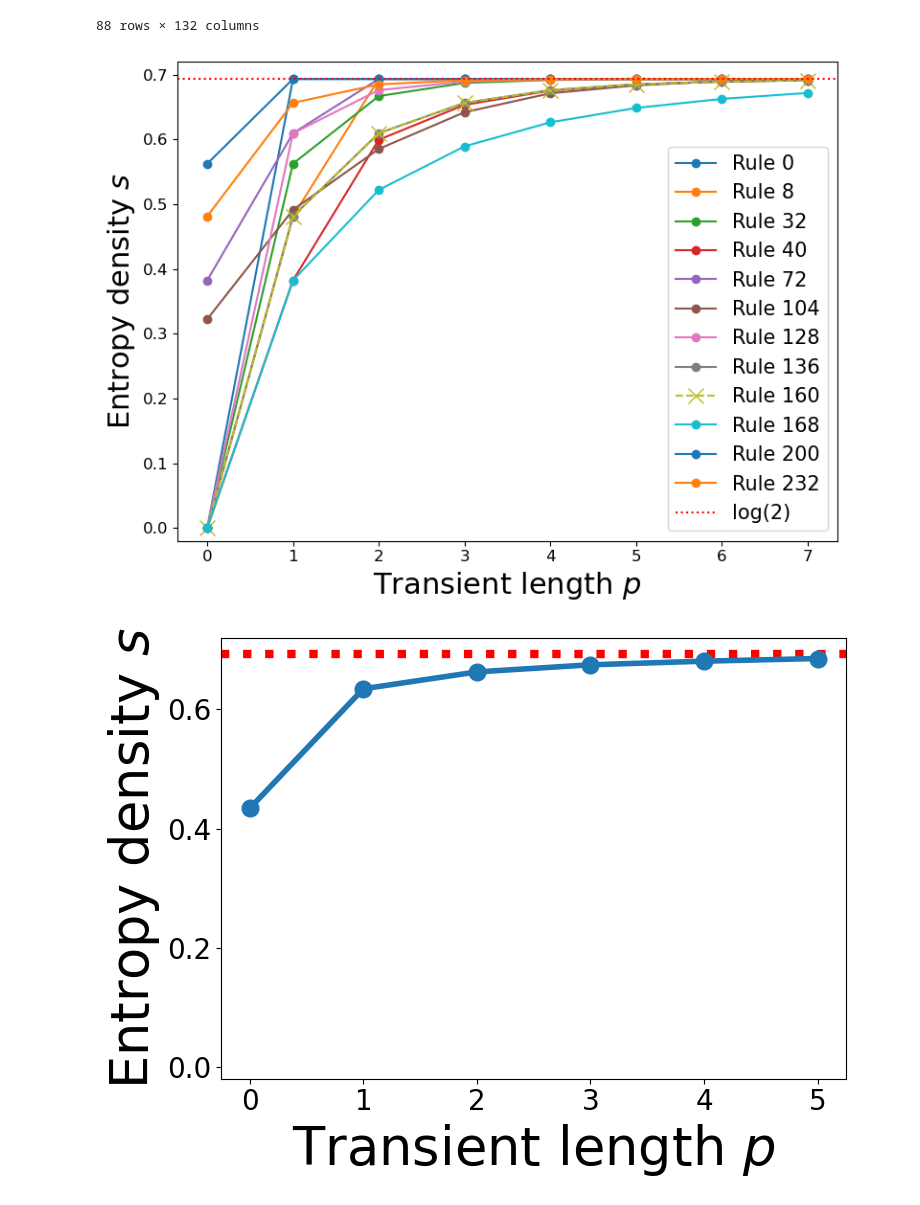
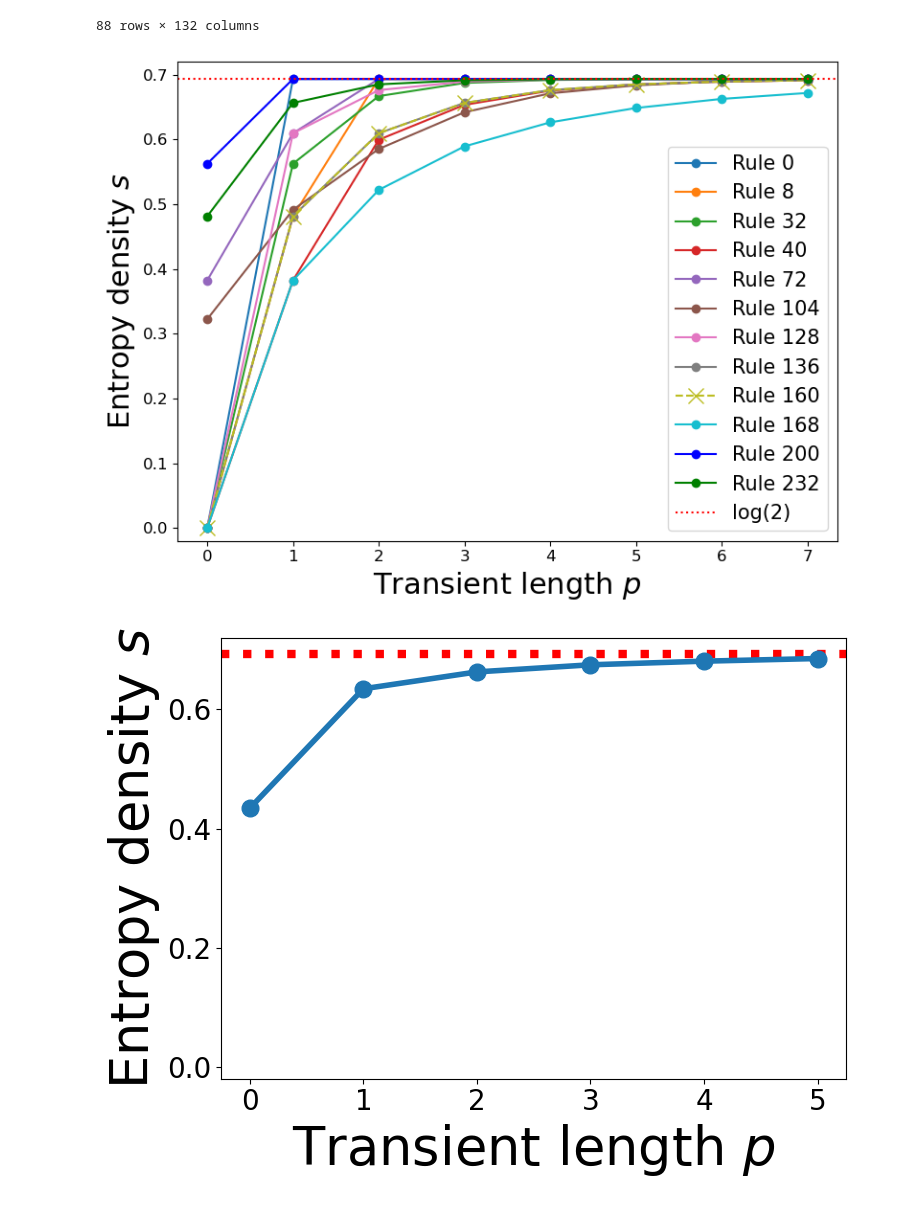
Before and after one commit to cedric-koller/counting_short_trajectories_ECA, a Jupyter notebook: plots.ipynb, the cells around one changed output. Cells and saved outputs as stored; diff of their text form; code cells hidden in the pictures.

Commit message:
adjusted figures

```diff
--- a/plots.ipynb
+++ b/plots.ipynb
@@ -24,37 +24,38 @@ table
 # %%
 # Class 1 all rules vs p
 class_1 = [0, 8, 32, 40, 72, 104, 128, 136, 160, 168, 200, 232]
 max_p = 8
 c=1
 
 plt.figure(figsize=(8, 6))  # Make the figure a bit larger
 plt.rcParams.update({'font.size': 12})  # Increase font size
+colors=['C0', 'C1', 'C2', 'C3', 'C4', 'C5', 'C6', 'C7', 'C8', 'C9', 'blue', 'green', 'red', 'purple', 'brown', 'pink', 'gray', 'olive', 'cyan', 'magenta', 'yellow']
 
-for rule in class_1:
+for idx, rule in enumerate(class_1):
     rule_df = table[table['Rule'] == rule]
     entropy = []
     for p in range(max_p):
         value = float(rule_df[f'p={p}, c={c} no translation'].iloc[0])
         entropy.append(value)
     if rule==160:
-        plt.plot(np.arange(max_p), entropy, marker='x', linestyle='--', label=f'Rule {rule}', markersize=12)
+        plt.plot(np.arange(max_p), entropy, marker='x', linestyle='--', label=f'Rule {rule}', color=colors[idx], markersize=12)
     else:
-        plt.plot(np.arange(max_p), entropy, marker='.', label=f'Rule {rule}', markersize=12)
+        plt.plot(np.arange(max_p), entropy, marker='.', label=f'Rule {rule}', color=colors[idx], markersize=12)
 
 plt.axhline(np.log(2), color='red', linestyle=':', label='log(2)')
 
 plt.xlabel(r'Transient length $p$', fontsize=22)
 plt.ylabel(r'Entropy density $s$', fontsize=22)
 plt.xticks(np.arange(0, max_p, 1))  # ticks at 0,1,2,...max_p
 #plt.yticks(np.arange(0, 1.1, 0.1))
 plt.ylim(-0.02, 0.72)
 
 plt.legend(fontsize=15)
 plt.tight_layout()
 plt.savefig('figures/class_1_entropy_vs_p.pdf', dpi=300, bbox_inches='tight')
 plt.show();
 # %% [output]
-[figure, old version]
+[figure, new version]
 # %%
 # Class 2 rule 6
 rule=6
```
Also changed, not shown: parts of 1 cell of this notebook, 8 other files.
